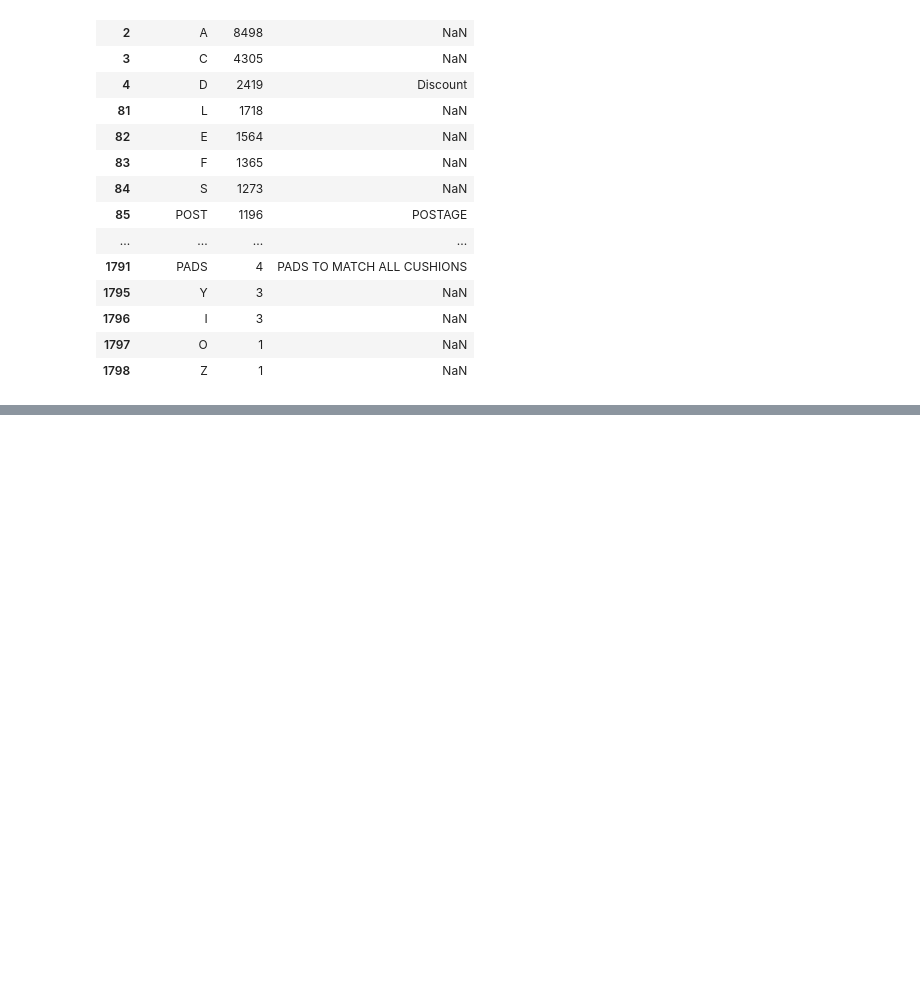
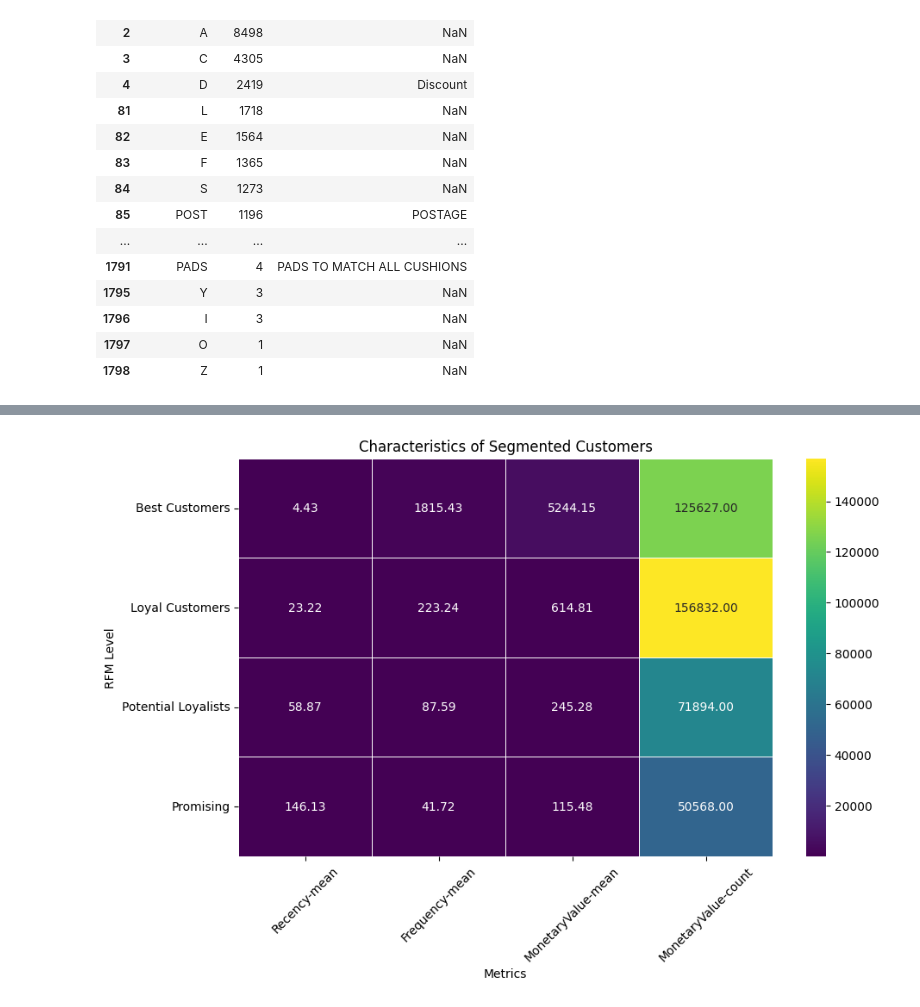
Before and after one commit to Tiwari666/K_Means_Clustering, a Jupyter notebook: K_Means_Clustering_E_Commerce.ipynb, the cells around one changed output, grey strips where cells are left out. Drawn from its saved outputs; the diff is of its cells as text; code cells hidden in the pictures; blank space fills up the shorter version.

```diff
--- a/K_Means_Clustering_E_Commerce.ipynb
+++ b/K_Means_Clustering_E_Commerce.ipynb
@@ -232,0 +473,8 @@ unique_SC
+# %%
+#calculating the monetary value for each customer
+monetary_value_df = df.groupby('CustomerID')['UnitPrice'].sum()
+
+#merging the monetary value to the dataframe
+df = df.merge(monetary_value_df, on='CustomerID', how='left')
+df.rename(columns={'UnitPrice_x':'UnitPrice', 'UnitPrice_y':'MonetaryValue'}, inplace=True)
+df
@@ -232,0 +499,7 @@ unique_SC
+# %%
+#normalizing the values
+r_quartile = pd.qcut(df['Recency'], 4, labels=[4, 3, 2, 1])
+f_quartile = pd.qcut(df['Frequency'], 4, labels=[1, 2, 3, 4])
+m_quartile = pd.qcut(df['MonetaryValue'], 4, labels=[1, 2, 3, 4])
+df['RFM_Score'] = r_quartile.astype(int) + f_quartile.astype(int) + m_quartile.astype(int)
+df
@@ -232,0 +585,7 @@ unique_SC
+# %%
+segmented_customers = df.groupby('RFM_Level').agg({
+    'Recency': 'mean',
+    'Frequency': 'mean',
+    'MonetaryValue': ['mean', 'count']
+})
+segmented_customers.T
@@ -232,0 +598,19 @@ unique_SC
+# %%
+import seaborn as sns
+import matplotlib.pyplot as plt
+
+# Assuming 'segmented_customers' contains the segmented customer data
+
+# Create a heatmap using sns.heatmap with the 'viridis' colormap
+plt.figure(figsize=(10, 6))
+heatmap = sns.heatmap(segmented_customers, cmap='viridis', annot=True, fmt='.2f', linewidths=.5)
+
+# Rotate x-axis labels by 45 degrees
+heatmap.set_xticklabels(heatmap.get_xticklabels(), rotation=45)
+
+plt.title('Characteristics of Segmented Customers')
+plt.xlabel('Metrics')
+plt.ylabel('RFM Level')
+plt.show()
+# %% [output]
+[figure, added]
```
Also changed, not shown: parts of 82 cells of this notebook.
